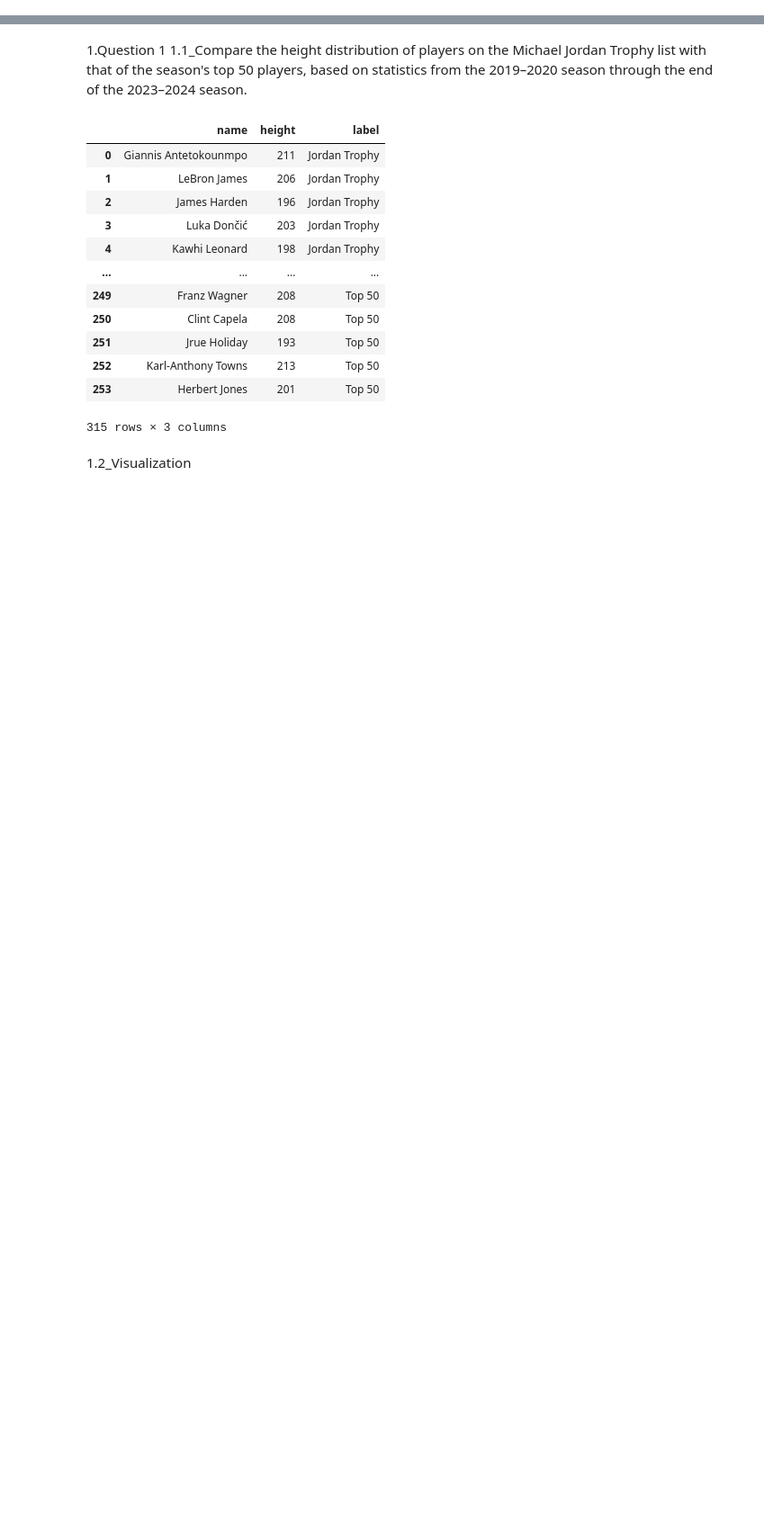
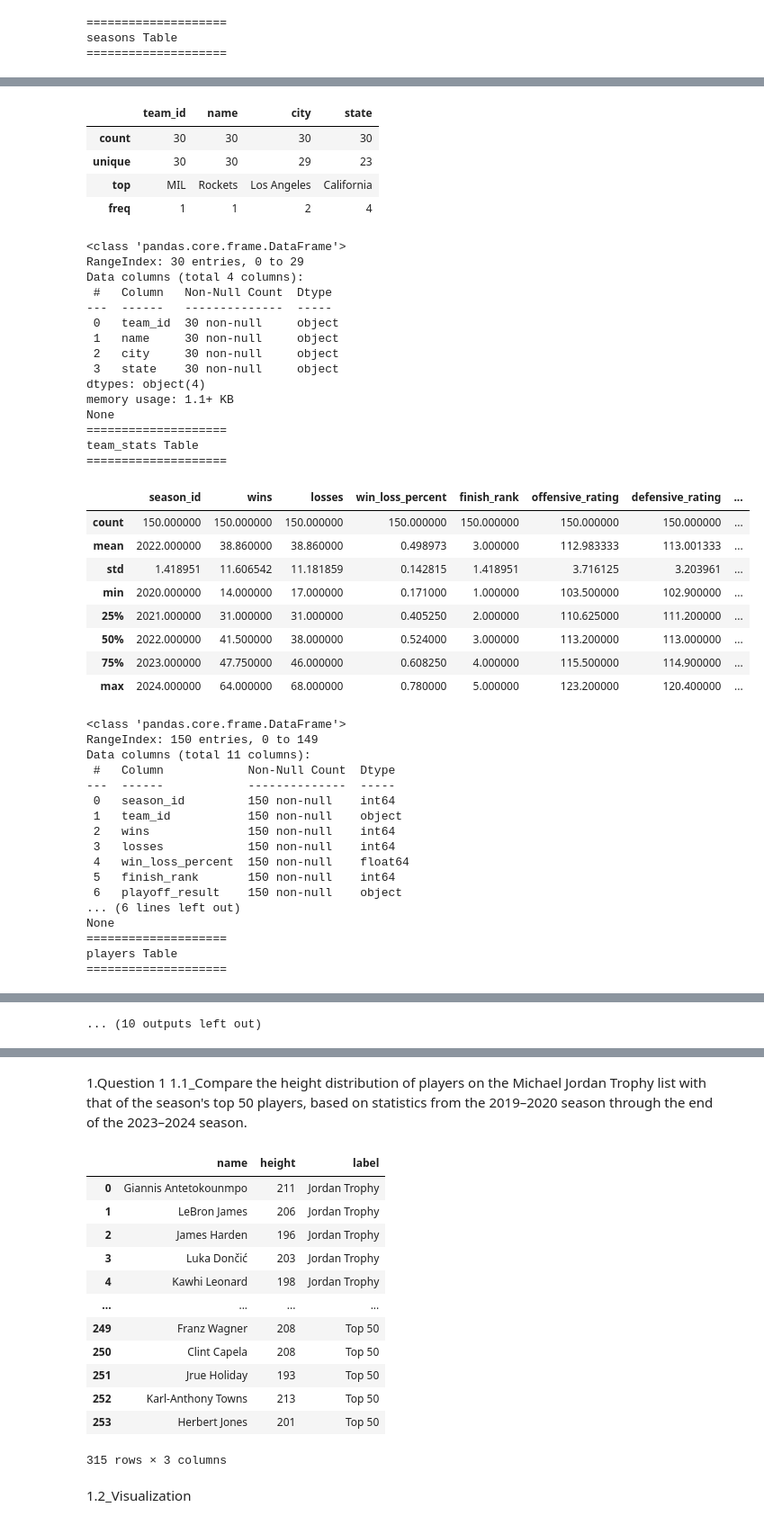
Before and after one commit to SadeghMahmoudAbadi/Basketball-Data-Analysis, a Jupyter notebook: analysis.ipynb, the cells around one changed output, grey strips where cells are left out. Shown at 90% size. Cells and saved outputs as stored; diff of their text form; code cells hidden in the pictures; blank space fills up the shorter version.

```diff
--- a/analysis.ipynb
+++ b/analysis.ipynb
@@ -29,3 +29,12 @@ tables = [
 dfs = {}
 for table in tables:
     dfs[table] = pd.read_sql_query(f"SELECT * FROM {table};", conn)
+# %%
+for name, df in dfs.items():
+    print(f"====================\n{name} Table\n====================")
+    display(df.describe())
+    print(df.info())
+# %% [output]
+====================
+seasons Table
+====================
@@ -31,0 +68,46 @@ for table in tables:
+|  | team_id | name | city | state |
+| count | 30 | 30 | 30 | 30 |
+| unique | 30 | 30 | 29 | 23 |
+| top | MIL | Rockets | Los Angeles | California |
+| freq | 1 | 1 | 2 | 4 |
+<class 'pandas.core.frame.DataFrame'>
+RangeIndex: 30 entries, 0 to 29
+Data columns (total 4 columns):
+ #   Column   Non-Null Count  Dtype
+---  ------   --------------  -----
+ 0   team_id  30 non-null     object
+ 1   name     30 non-null     object
+ 2   city     30 non-null     object
+ 3   state    30 non-null     object
+dtypes: object(4)
+memory usage: 1.1+ KB
+None
+====================
+team_stats Table
+====================
+|  | season_id | wins | losses | win_loss_percent | finish_rank | offensive_rating | defensive_rating | ... |
+| count | 150.000000 | 150.000000 | 150.000000 | 150.000000 | 150.000000 | 150.000000 | 150.000000 | ... |
+| mean | 2022.000000 | 38.860000 | 38.860000 | 0.498973 | 3.000000 | 112.983333 | 113.001333 | ... |
+| std | 1.418951 | 11.606542 | 11.181859 | 0.142815 | 1.418951 | 3.716125 | 3.203961 | ... |
+| min | 2020.000000 | 14.000000 | 17.000000 | 0.171000 | 1.000000 | 103.500000 | 102.900000 | ... |
+| 25% | 2021.000000 | 31.000000 | 31.000000 | 0.405250 | 2.000000 | 110.625000 | 111.200000 | ... |
+| 50% | 2022.000000 | 41.500000 | 38.000000 | 0.524000 | 3.000000 | 113.200000 | 113.000000 | ... |
+| 75% | 2023.000000 | 47.750000 | 46.000000 | 0.608250 | 4.000000 | 115.500000 | 114.900000 | ... |
+| max | 2024.000000 | 64.000000 | 68.000000 | 0.780000 | 5.000000 | 123.200000 | 120.400000 | ... |
+<class 'pandas.core.frame.DataFrame'>
+RangeIndex: 150 entries, 0 to 149
+Data columns (total 11 columns):
+ #   Column            Non-Null Count  Dtype
+---  ------            --------------  -----
+ 0   season_id         150 non-null    int64
+ 1   team_id           150 non-null    object
+ 2   wins              150 non-null    int64
+ 3   losses            150 non-null    int64
+ 4   win_loss_percent  150 non-null    float64
+ 5   finish_rank       150 non-null    int64
+ 6   playoff_result    150 non-null    object
+... (6 lines left out)
+None
+====================
+players Table
+====================
@@ -32 +170,2 @@ for table in tables:
+... (10 outputs left out)
 # %%
```
Also changed, not shown: parts of 9 cells of this notebook.
